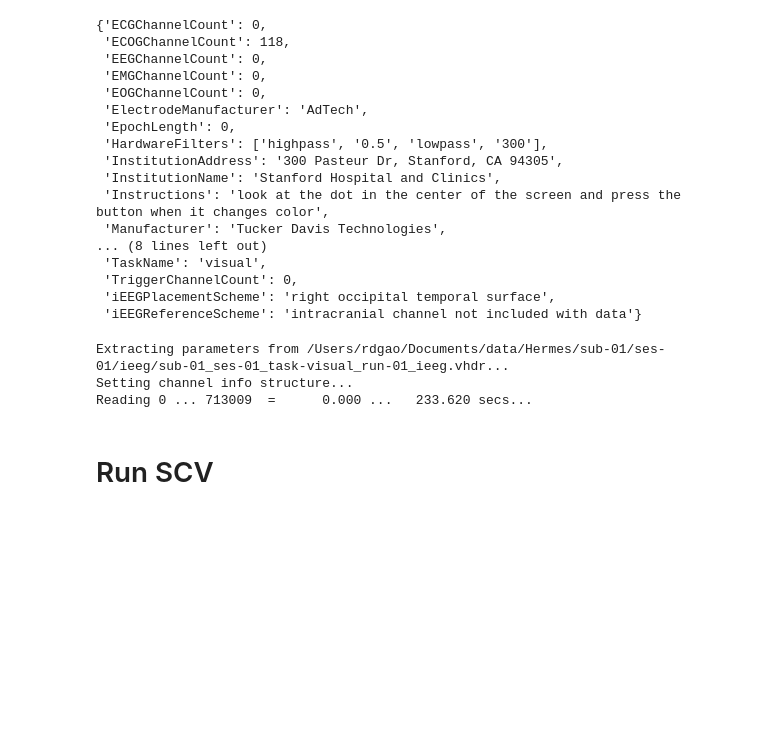
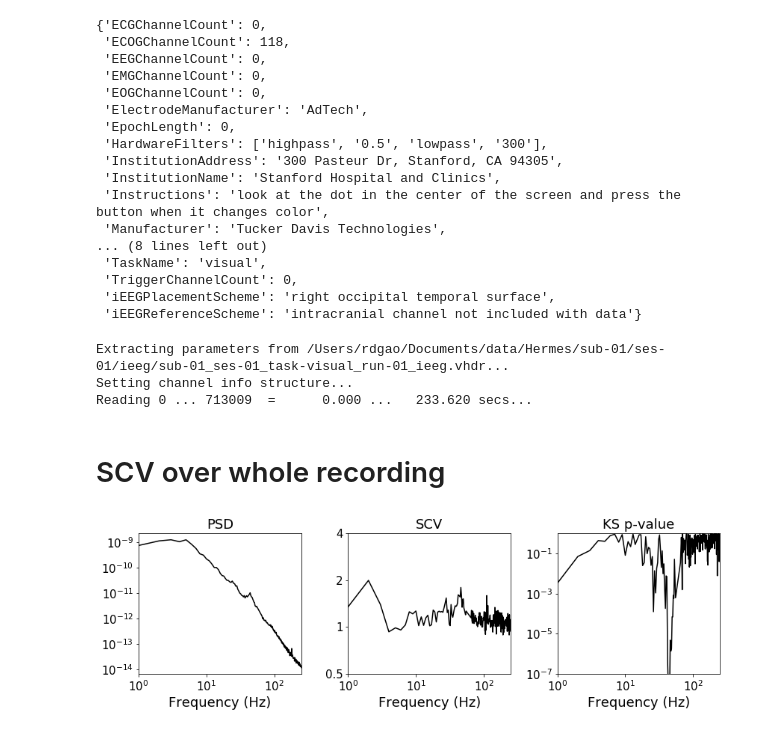
Before and after one commit to rdgao/daily_notebook, a Jupyter notebook: daily18_10_30_HermesBIDS.ipynb, the cells around one changed output. Drawn from its saved outputs; the diff is of its cells as text; code cells hidden in the pictures; blank space fills up the shorter version.

```diff
--- a/daily18_10_30_HermesBIDS.ipynb
+++ b/daily18_10_30_HermesBIDS.ipynb
@@ -1,4 +1,7 @@
 # %%
+%load_ext autoreload
+%autoreload 2
+
 %matplotlib inline
 import bids
 import mne
@@ -11,4 +14,7 @@ import sys
 sys.path.append('/Users/rdgao/Documents/code/research/spectralCV/')
 sys.path.append('/Users/rdgao/Documents/code/research/neurodsp/')
 
-from scv_funcs import lfpca
+from scv_funcs import lfpca, utils
+import neurodsp as ndsp
+CKEYS = plt.rcParams['axes.prop_cycle'].by_key()['color']
+plt.rcParams['font.size']=15
@@ -54,7 +72,7 @@ Extracting parameters from /Users/rdgao/Documents/data/Hermes/sub-01/ses-01/ieeg
 Setting channel info structure...
 Reading 0 ... 713009  =      0.000 ...   233.620 secs...
 # %% [markdown]
-# Run SCV
+# SCV over whole recording
 # %%
 fs = 1./np.diff(t).mean()
 params = {'nperseg':int(fs), 'noverlap':0, 'spg_outlierpct':1, 'max_freq':250}
@@ -65,7 +83,9 @@ lf.compute_KS_expfit()
 # %%
 good_chans = np.where(chan_info['status']=='good')[0]
 plt.figure(figsize=(12,4))
-lf.plot_spectral(plot_mean=False, plot_chan=good_chans, exc_freqs=[[56,65]])
+lf.plot_spectral(plot_mean=False, plot_chan=chan, exc_freqs=[[56,65]])
+# %% [output]
+[figure, added]
 # %%
 f_range = (30,50)
 scv_mean = lf.scv[good_chans,f_range[0]:f_range[1]].mean(axis=1)
```
Also changed, not shown: parts of 10 cells of this notebook.
